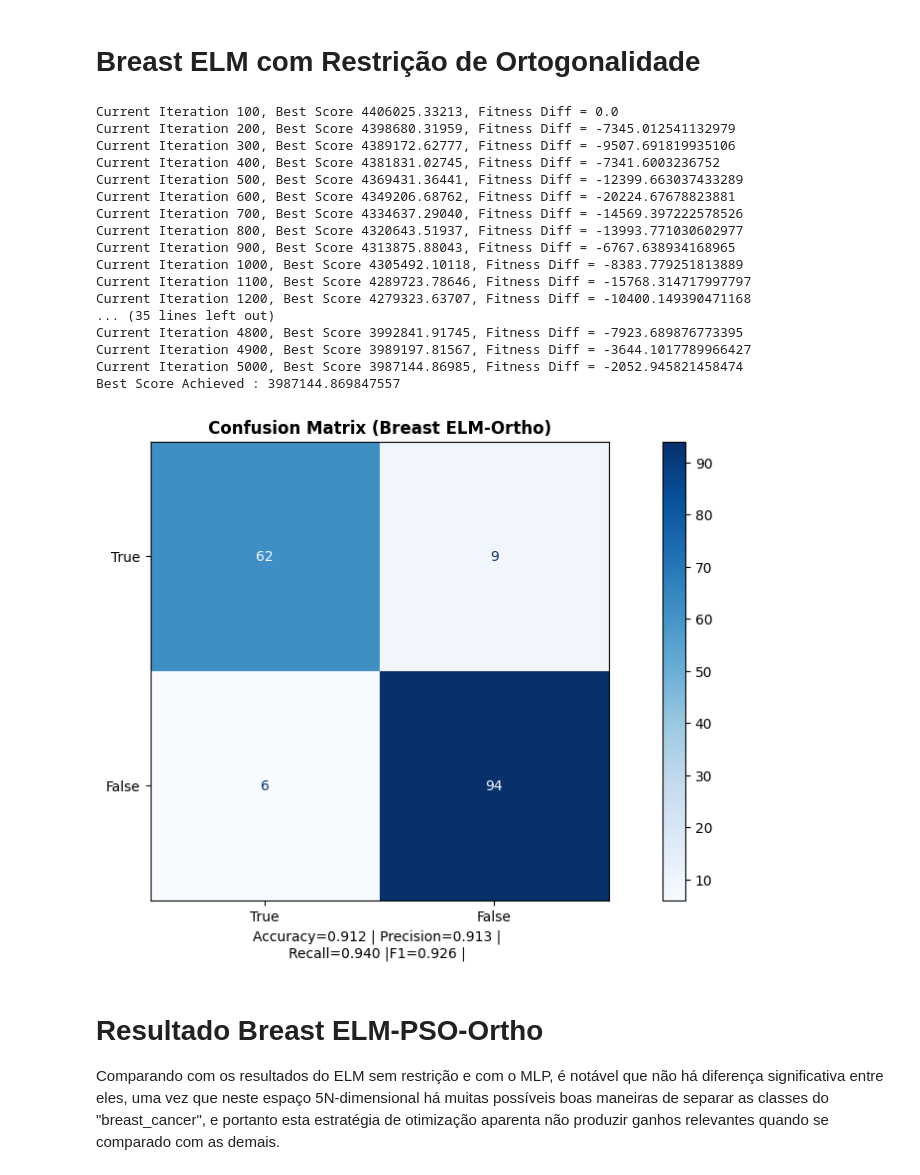
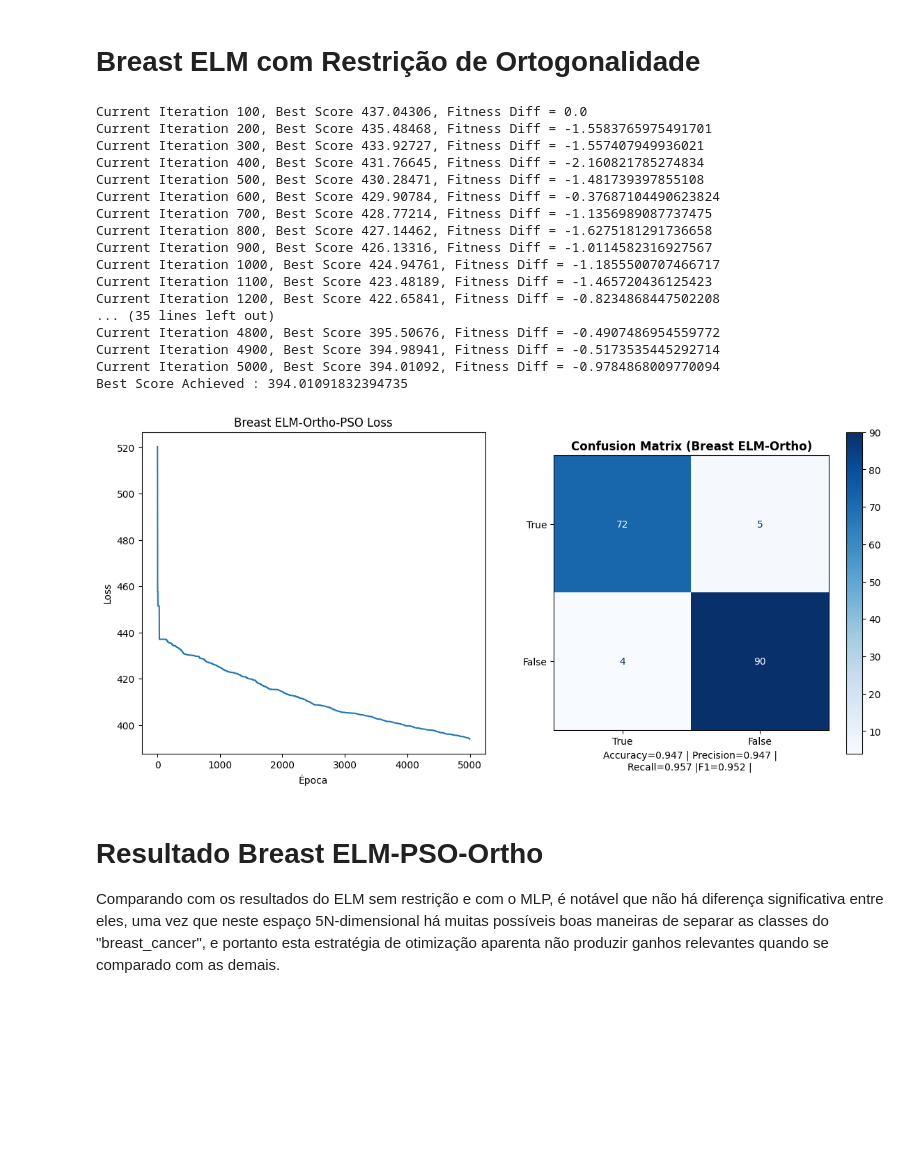
Before and after one commit to RemeLards/comp_natural, a Jupyter notebook: trab2/trab2.ipynb, the cells around one changed output. Cells and saved outputs as stored; diff of their text form; code cells hidden in the pictures; blank space fills up the shorter version.

```diff
--- a/trab2/trab2.ipynb
+++ b/trab2/trab2.ipynb
@@ -415,17 +415,24 @@ def ELMTraining(
 
     print(f"Best Score Achieved : {best_score}")
 
-    return best_weights,best_score,runs
+    return best_weights,best_score,runs,pso.gbest_y_hist
 # %% [markdown]
 # Breast ELM-PSO
 # %%
-best_weights,_,_ = ELMTraining(
+best_weights,_,_,fitness_history = ELMTraining(
     x=x_breast_train,
     y=y_breast_train,
     discriminative_func=binary_pred,
+    simetric_bound=1,
+    tol=1e-4
 )
-_, ax = plt.subplots(1, 1, figsize=(14, 6))
+_, ax = plt.subplots(1, 2, figsize=(14, 6))
+
+ax[0].plot(fitness_history)
+ax[0].set_title("Breast ELM-PSO Loss")
+ax[0].set_xlabel("Época")
+ax[0].set_ylabel("Loss")
 elm_breast = CustomELM(W=best_weights.reshape(x_breast.shape[1]+1,x_breast.shape[1]*5), discriminative_func=binary_pred)
 elm_breast.fit(x_breast_train,y_breast_train)
-test_classifier(ax,x_breast_test,y_breast_test,elm_breast,"Breast ELM", average="binary")
+test_classifier(ax[1],x_breast_test,y_breast_test,elm_breast,"Breast ELM", average="binary")
 # %% [output]
@@ -465,35 +480,43 @@ A restrição de ortogonalidade na função de fitness obriga o PSO a procurar p
 # %% [markdown]
 # Breast ELM com Restrição de Ortogonalidade
 # %%
-best_weights,_,_ = ELMTraining(
+best_weights,_,_ ,fitness_history= ELMTraining(
     x=x_breast_train,
     y=y_breast_train,
     discriminative_func=binary_pred,
     orthogonal_restriction=True,
+    tol=1e-4,
+    simetric_bound=1
 )
-_, ax = plt.subplots(1, 1, figsize=(14, 6))
+
+_, ax = plt.subplots(1, 2, figsize=(14, 6))
+
+ax[0].plot(fitness_history)
+ax[0].set_title("Breast ELM-Ortho-PSO Loss")
+ax[0].set_xlabel("Época")
+ax[0].set_ylabel("Loss")
 elm_breast = CustomELM(W=best_weights.reshape(x_breast.shape[1]+1,x_breast.shape[1]*5), discriminative_func=binary_pred)
 elm_breast.fit(x_breast_train,y_breast_train)
-test_classifier(ax,x_breast_test,y_breast_test,elm_breast,"Breast ELM-Ortho", average="binary")
+test_classifier(ax[1],x_breast_test,y_breast_test,elm_breast,"Breast ELM-Ortho", average="binary")
 # %% [output]
-Current Iteration 100, Best Score 4406025.33213, Fitness Diff = 0.0
-Current Iteration 200, Best Score 4398680.31959, Fitness Diff = -7345.012541132979
-Current Iteration 300, Best Score 4389172.62777, Fitness Diff = -9507.691819935106
-Current Iteration 400, Best Score 4381831.02745, Fitness Diff = -7341.6003236752
-Current Iteration 500, Best Score 4369431.36441, Fitness Diff = -12399.663037433289
-Current Iteration 600, Best Score 4349206.68762, Fitness Diff = -20224.67678823881
-Current Iteration 700, Best Score 4334637.29040, Fitness Diff = -14569.397222578526
-Current Iteration 800, Best Score 4320643.51937, Fitness Diff = -13993.771030602977
-Current Iteration 900, Best Score 4313875.88043, Fitness Diff = -6767.638934168965
-Current Iteration 1000, Best Score 4305492.10118, Fitness Diff = -8383.779251813889
-Current Iteration 1100, Best Score 4289723.78646, Fitness Diff = -15768.314717997797
-Current Iteration 1200, Best Score 4279323.63707, Fitness Diff = -10400.149390471168
+Current Iteration 100, Best Score 437.04306, Fitness Diff = 0.0
+Current Iteration 200, Best Score 435.48468, Fitness Diff = -1.5583765975491701
+Current Iteration 300, Best Score 433.92727, Fitness Diff = -1.557407949936021
+Current Iteration 400, Best Score 431.76645, Fitness Diff = -2.160821785274834
+Current Iteration 500, Best Score 430.28471, Fitness Diff = -1.481739397855108
+Current Iteration 600, Best Score 429.90784, Fitness Diff = -0.37687104490623824
+Current Iteration 700, Best Score 428.77214, Fitness Diff = -1.1356989087737475
+Current Iteration 800, Best Score 427.14462, Fitness Diff = -1.6275181291736658
+Current Iteration 900, Best Score 426.13316, Fitness Diff = -1.0114582316927567
+Current Iteration 1000, Best Score 424.94761, Fitness Diff = -1.1855500707466717
+Current Iteration 1100, Best Score 423.48189, Fitness Diff = -1.465720436125423
+Current Iteration 1200, Best Score 422.65841, Fitness Diff = -0.8234868447502208
 ... (35 lines left out)
-Current Iteration 4800, Best Score 3992841.91745, Fitness Diff = -7923.689876773395
-Current Iteration 4900, Best Score 3989197.81567, Fitness Diff = -3644.1017789966427
-Current Iteration 5000, Best Score 3987144.86985, Fitness Diff = -2052.945821458474
-Best Score Achieved : 3987144.869847557
+Current Iteration 4800, Best Score 395.50676, Fitness Diff = -0.4907486954559772
+Current Iteration 4900, Best Score 394.98941, Fitness Diff = -0.5173535445292714
+Current Iteration 5000, Best Score 394.01092, Fitness Diff = -0.9784868009770094
+Best Score Achieved : 394.01091832394735
-[figure, old version]
+[figure, new version]
 # %% [markdown]
 # Resultado Breast ELM-PSO-Ortho
 
```
Also changed, not shown: parts of 9 cells of this notebook.
